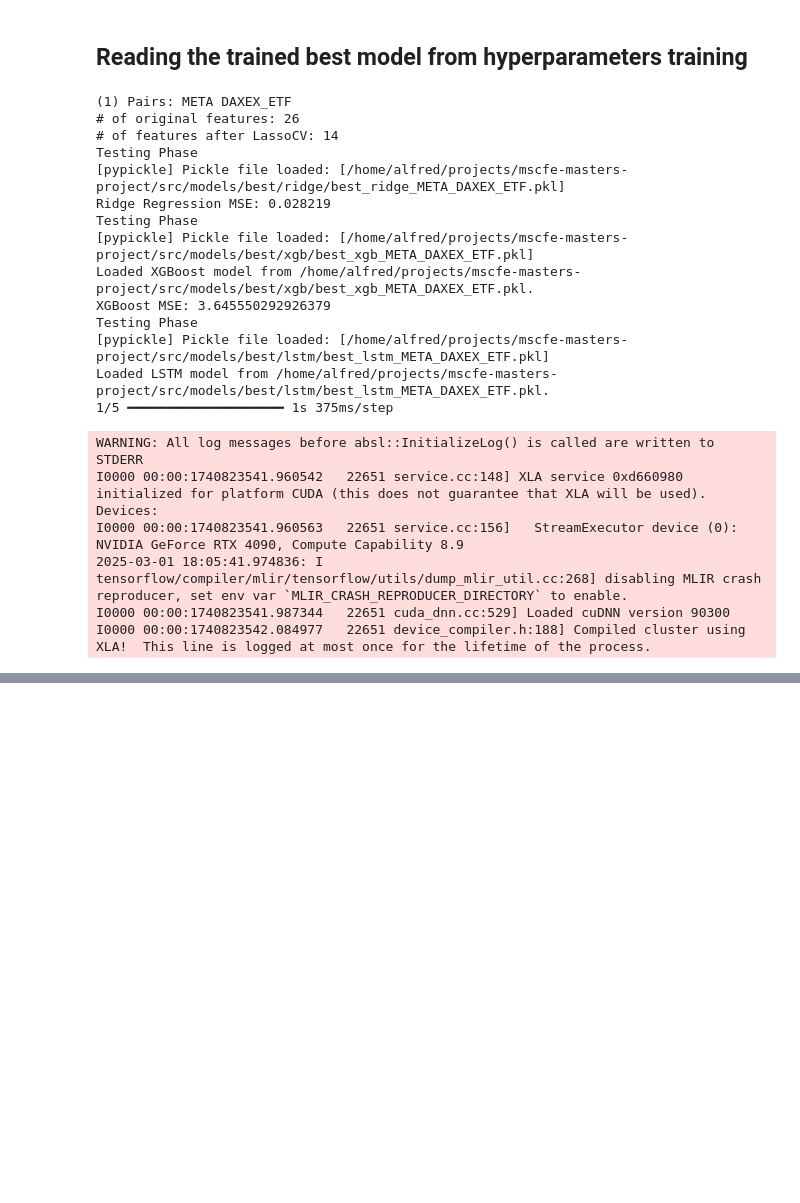
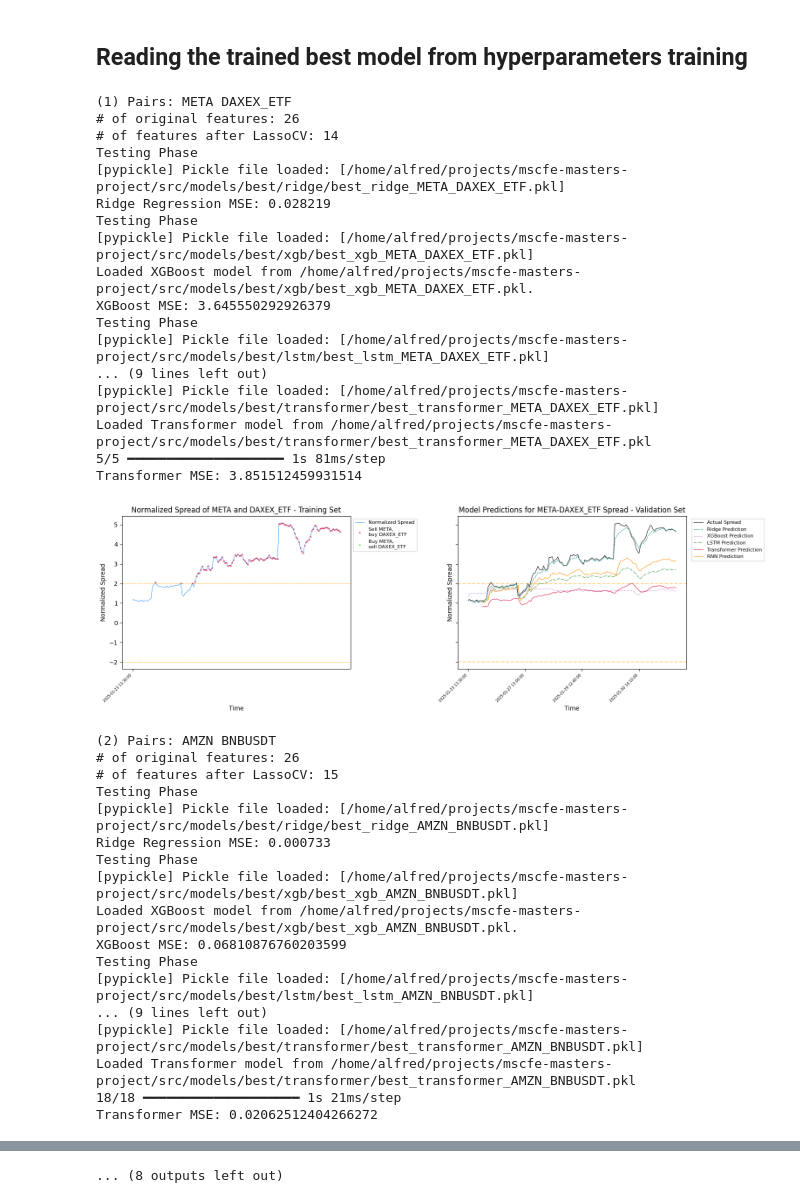
Before and after one commit to nite4/mscfe-masters-project, a Jupyter notebook: src/run_strategy.ipynb, the cells around one changed output, grey strips where cells are left out. Drawn from its saved outputs; the diff is of its cells as text; code cells hidden in the pictures; blank space fills up the shorter version.

```diff
--- a/src/run_strategy.ipynb
+++ b/src/run_strategy.ipynb
@@ -326,10 +315,14 @@ Algorithm: transformer
 # %%
 i = 1
 verbose = True
-list_results = []
 
-for p in pairs.iloc[0:1]:
+tuned_performance = []
+validation_dfs = pd.DataFrame()
+s = 2.0
+
+for p in pairs:
     print(f"({i}) Pairs: {p}")
+    tickerX, tickerY = p.split(' ')
 
     # 1. Read normalized features
     df_norm = dict_data['df_norm'][p]
@@ -367,38 +360,92 @@ for p in pairs.iloc[0:1]:
     )
 
     rnn, rnn_mse, rnn_test_df, rnn_time, rnn_memory = models.rnn_regression(
         df=df_lasso,
         p=p,
         pickle_file=os.path.join(dir_models_best, 'rnn', f"best_rnn_{p.replace(' ', '_')}.pkl"),
         testing=True,
         verbose=verbose,
     )
 
     trf, trf_mse, trf_test_df, trf_time, trf_memory = models.transformer_regression(
         df=df_lasso,
         p=p,
         pickle_file=os.path.join(dir_models_best, 'transformer', f"best_transformer_{p.replace(' ', '_')}.pkl"),
         testing=True,
         verbose=verbose,
     )
+
+    validation_dfs = pd.concat([
+        validation_dfs,
+        ridge_test_df.reset_index(),
+        xgb_test_df.reset_index(),
+        lstm_test_df.reset_index(),
+        rnn_test_df.reset_index(),
+        trf_test_df.reset_index(),
+    ])
+
+    tuned_performance.append({
+        'Pair': p,
+        'Ridge Test MSE': ridge_mse,
+        'Ridge Test Time': ridge_time,
+        'Ridge Memory Usage': ridge_memory,
+        'XGB Test MSE': xgb_mse,
+        'XGB Test Time': xgb_time,
+        'XGB Memory Usage': xgb_memory,
+        'LSTM Test MSE': lstm_mse,
+        'LSTM Test Time': lstm_time,
+        'LSTM Memory Usage': lstm_memory,
+        'RNN Test MSE': rnn_mse,
+        'RNN Test Time': rnn_time,
+        'RNN Memory Usage': rnn_memory,
+        'Transformer Test MSE': trf_mse,
+        'Transformer Test Time': trf_time,
+        'Transformer Memory Usage': trf_memory,
+    })
+
+    # Plot forecasts
+    fig, (ax1, ax2) = plt.subplots(1, 2, figsize=(16, 5), sharey=True)
+    data.plot_spread(df_norm, tickerX, tickerY, ax=ax1)
+    models.plot_model_forecasts(ridge_test_df, xgb_test_df,
+                                lstm_test_df, trf_test_df,
+                                rnn_test_df, tickerX, tickerY, ax=ax2)
+
+    i += 1
+    plt.show()
+    # spread_df.to_csv(f'output/spread_{tickerX}_{tickerY}.csv')
 # %% [output]
 (1) Pairs: META DAXEX_ETF
 # of original features: 26
 # of features after LassoCV: 14
 Testing Phase
 [pypickle] Pickle file loaded: [/home/alfred/projects/mscfe-masters-project/src/models/best/ridge/best_ridge_META_DAXEX_ETF.pkl]
 Ridge Regression MSE: 0.028219
 Testing Phase
 [pypickle] Pickle file loaded: [/home/alfred/projects/mscfe-masters-project/src/models/best/xgb/best_xgb_META_DAXEX_ETF.pkl]
 Loaded XGBoost model from /home/alfred/projects/mscfe-masters-project/src/models/best/xgb/best_xgb_META_DAXEX_ETF.pkl.
 XGBoost MSE: 3.645550292926379
 Testing Phase
 [pypickle] Pickle file loaded: [/home/alfred/projects/mscfe-masters-project/src/models/best/lstm/best_lstm_META_DAXEX_ETF.pkl]
-Loaded LSTM model from /home/alfred/projects/mscfe-masters-project/src/models/best/lstm/best_lstm_META_DAXEX_ETF.pkl.
-1/5 ━━━━━━━━━━━━━━━━━━━━ 1s 375ms/step
+... (9 lines left out)
+[pypickle] Pickle file loaded: [/home/alfred/projects/mscfe-masters-project/src/models/best/transformer/best_transformer_META_DAXEX_ETF.pkl]
+Loaded Transformer model from /home/alfred/projects/mscfe-masters-project/src/models/best/transformer/best_transformer_META_DAXEX_ETF.pkl
+5/5 ━━━━━━━━━━━━━━━━━━━━ 1s 81ms/step
+Transformer MSE: 3.851512459931514
+[figure, added]
-WARNING: All log messages before absl::InitializeLog() is called are written to STDERR
-I0000 00:00:1740823541.960542   22651 service.cc:148] XLA service 0xd660980 initialized for platform CUDA (this does not guarantee that XLA will be used). Devices:
-I0000 00:00:1740823541.960563   22651 service.cc:156]   StreamExecutor device (0): NVIDIA GeForce RTX 4090, Compute Capability 8.9
-2025-03-01 18:05:41.974836: I tensorflow/compiler/mlir/tensorflow/utils/dump_mlir_util.cc:268] disabling MLIR crash reproducer, set env var `MLIR_CRASH_REPRODUCER_DIRECTORY` to enable.
-I0000 00:00:1740823541.987344   22651 cuda_dnn.cc:529] Loaded cuDNN version 90300
-I0000 00:00:1740823542.084977   22651 device_compiler.h:188] Compiled cluster using XLA!  This line is logged at most once for the lifetime of the process.
+(2) Pairs: AMZN BNBUSDT
+# of original features: 26
+# of features after LassoCV: 15
+Testing Phase
+[pypickle] Pickle file loaded: [/home/alfred/projects/mscfe-masters-project/src/models/best/ridge/best_ridge_AMZN_BNBUSDT.pkl]
+Ridge Regression MSE: 0.000733
+Testing Phase
+[pypickle] Pickle file loaded: [/home/alfred/projects/mscfe-masters-project/src/models/best/xgb/best_xgb_AMZN_BNBUSDT.pkl]
+Loaded XGBoost model from /home/alfred/projects/mscfe-masters-project/src/models/best/xgb/best_xgb_AMZN_BNBUSDT.pkl.
+XGBoost MSE: 0.06810876760203599
+Testing Phase
+[pypickle] Pickle file loaded: [/home/alfred/projects/mscfe-masters-project/src/models/best/lstm/best_lstm_AMZN_BNBUSDT.pkl]
+... (9 lines left out)
+[pypickle] Pickle file loaded: [/home/alfred/projects/mscfe-masters-project/src/models/best/transformer/best_transformer_AMZN_BNBUSDT.pkl]
+Loaded Transformer model from /home/alfred/projects/mscfe-masters-project/src/models/best/transformer/best_transformer_AMZN_BNBUSDT.pkl
+18/18 ━━━━━━━━━━━━━━━━━━━━ 1s 21ms/step
+Transformer MSE: 0.02062512404266272
@@ -415,0 +525 @@ Failed to run Transformer model: cannot access local variable 'X_train' where it
+... (8 outputs left out)
```
Also changed, not shown: parts of 12 cells of this notebook, 1 other file.
